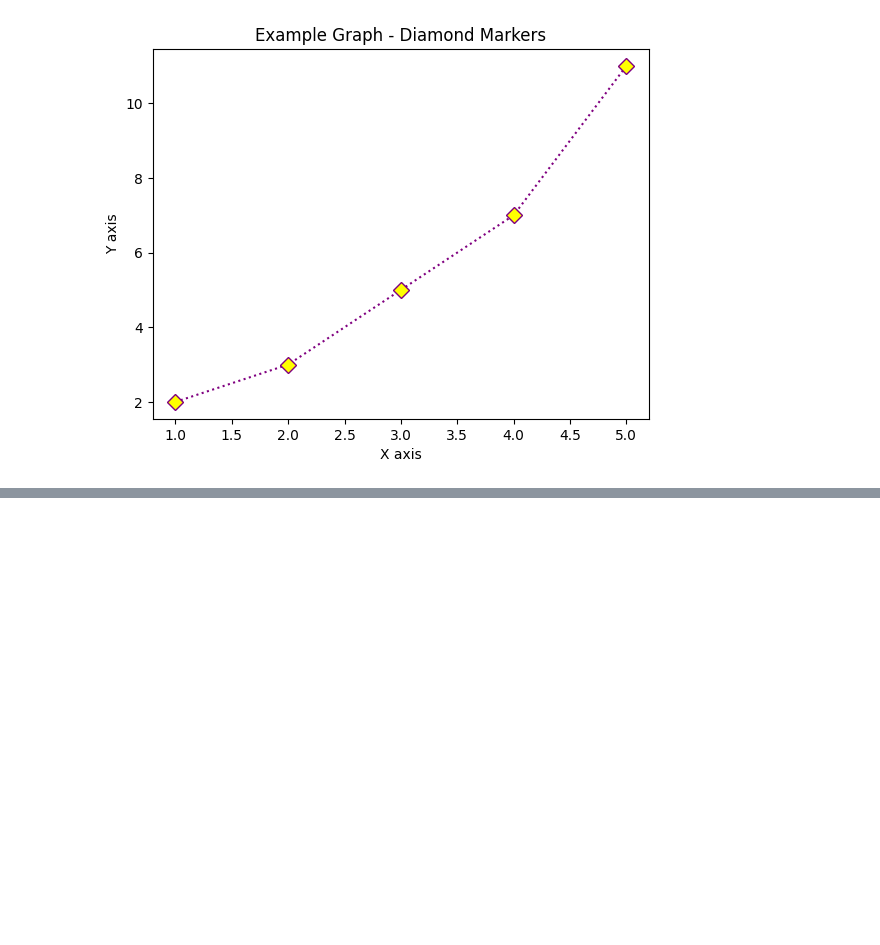
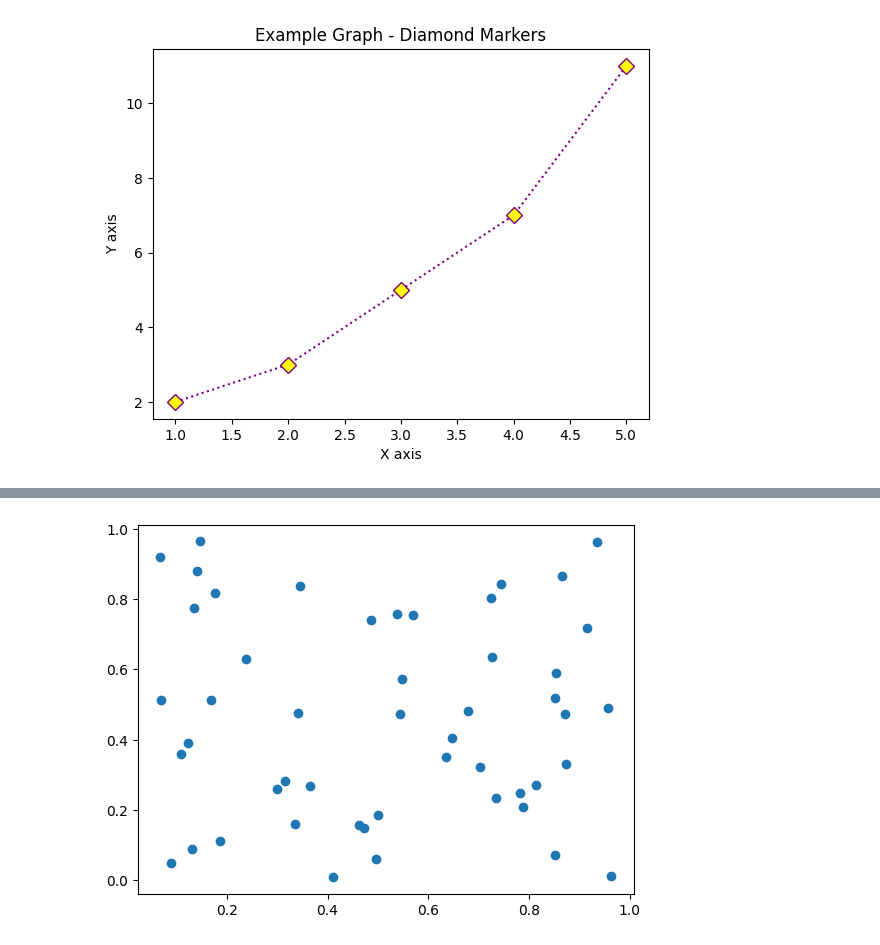
Before and after one commit to astroalicea/DataAnalytics, a Jupyter notebook: week-07/Ex3A_Plotting_Data.ipynb, the cells around one changed output, grey strips where cells are left out. Saved outputs shown, nothing was run; the diff lists cells and outputs as text; code cells hidden in the pictures; blank space fills up the shorter version.

```diff
--- a/week-07/Ex3A_Plotting_Data.ipynb
+++ b/week-07/Ex3A_Plotting_Data.ipynb
@@ -67,0 +86,8 @@ plt.show()
+# %%
+x = np.random.rand(50)
+y = np.random.rand(50)
+
+plt.scatter(x, y)
+plt.show()
+# %% [output]
+[figure, added]
```
Also changed, not shown: parts of 8 cells of this notebook.
